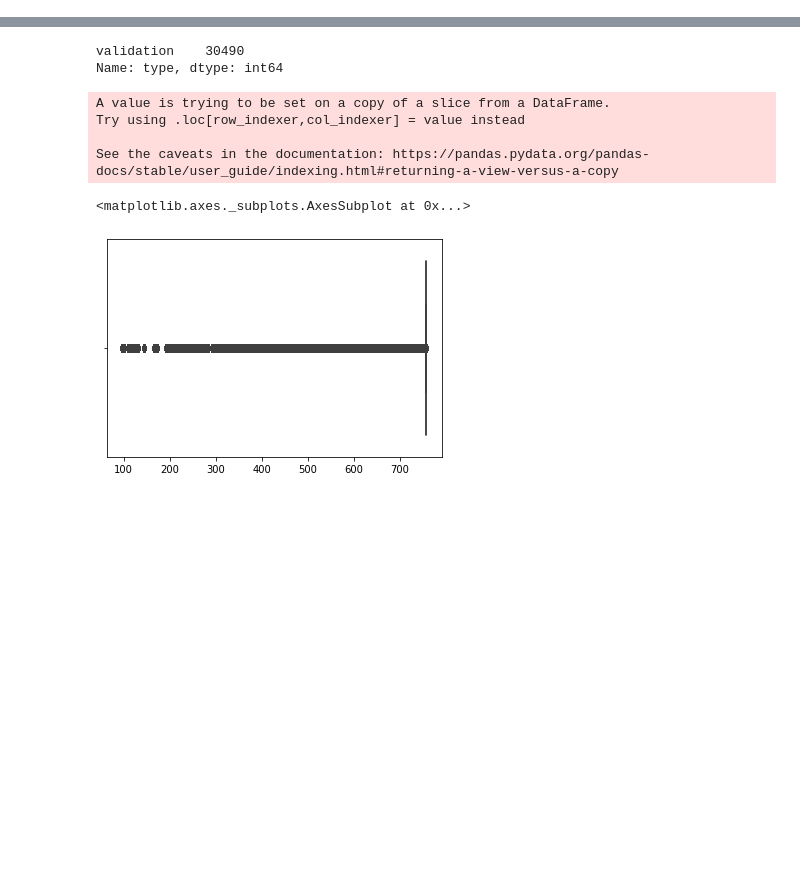
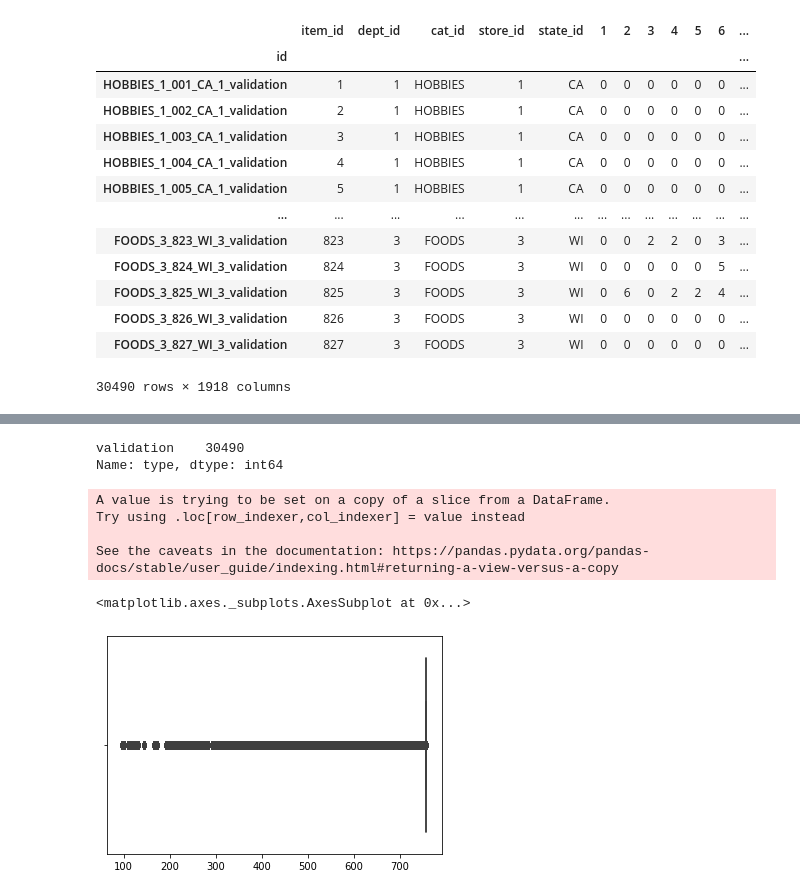
Before and after one commit to arhow/m5_forecasting_accuracy, a Jupyter notebook: notebook/for-japanese-beginner-with-wrmsse-in-lgbm.ipynb, the cells around one changed output, grey strips where cells are left out. Drawn from its saved outputs; the diff is of its cells as text; code cells hidden in the pictures; blank space fills up the shorter version.

```diff
--- a/notebook/for-japanese-beginner-with-wrmsse-in-lgbm.ipynb
+++ b/notebook/for-japanese-beginner-with-wrmsse-in-lgbm.ipynb
@@ -474,0 +437,22 @@ sales_train_val.head()
+# %%
+sales_train_val['store_id'] = sales_train_val['store_id'].apply(lambda x: int(x.split('_')[-1]))
+sales_train_val['dept_id'] = sales_train_val['dept_id'].apply(lambda x: int(x.split('_')[-1]))
+sales_train_val['item_id'] = sales_train_val['item_id'].apply(lambda x: int(x.split('_')[-1]))
+sales_train_val.set_index('id', inplace=True)
+# %%
+sales_train_val.loc[HOBBIES_1_001_CA_1_validation]
+# %% [output]
+|  | item_id | dept_id | cat_id | store_id | state_id | 1 | 2 | 3 | 4 | 5 | 6 | ... |
+| id |  |  |  |  |  |  |  |  |  |  |  | ... |
+| HOBBIES_1_001_CA_1_validation | 1 | 1 | HOBBIES | 1 | CA | 0 | 0 | 0 | 0 | 0 | 0 | ... |
+| HOBBIES_1_002_CA_1_validation | 2 | 1 | HOBBIES | 1 | CA | 0 | 0 | 0 | 0 | 0 | 0 | ... |
+| HOBBIES_1_003_CA_1_validation | 3 | 1 | HOBBIES | 1 | CA | 0 | 0 | 0 | 0 | 0 | 0 | ... |
+| HOBBIES_1_004_CA_1_validation | 4 | 1 | HOBBIES | 1 | CA | 0 | 0 | 0 | 0 | 0 | 0 | ... |
+| HOBBIES_1_005_CA_1_validation | 5 | 1 | HOBBIES | 1 | CA | 0 | 0 | 0 | 0 | 0 | 0 | ... |
+| ... | ... | ... | ... | ... | ... | ... | ... | ... | ... | ... | ... | ... |
+| FOODS_3_823_WI_3_validation | 823 | 3 | FOODS | 3 | WI | 0 | 0 | 2 | 2 | 0 | 3 | ... |
+| FOODS_3_824_WI_3_validation | 824 | 3 | FOODS | 3 | WI | 0 | 0 | 0 | 0 | 0 | 5 | ... |
+| FOODS_3_825_WI_3_validation | 825 | 3 | FOODS | 3 | WI | 0 | 6 | 0 | 2 | 2 | 4 | ... |
+| FOODS_3_826_WI_3_validation | 826 | 3 | FOODS | 3 | WI | 0 | 0 | 0 | 0 | 0 | 0 | ... |
+| FOODS_3_827_WI_3_validation | 827 | 3 | FOODS | 3 | WI | 0 | 0 | 0 | 0 | 0 | 0 | ... |
+30490 rows × 1918 columns
```
Also changed, not shown: parts of 42 cells of this notebook.
